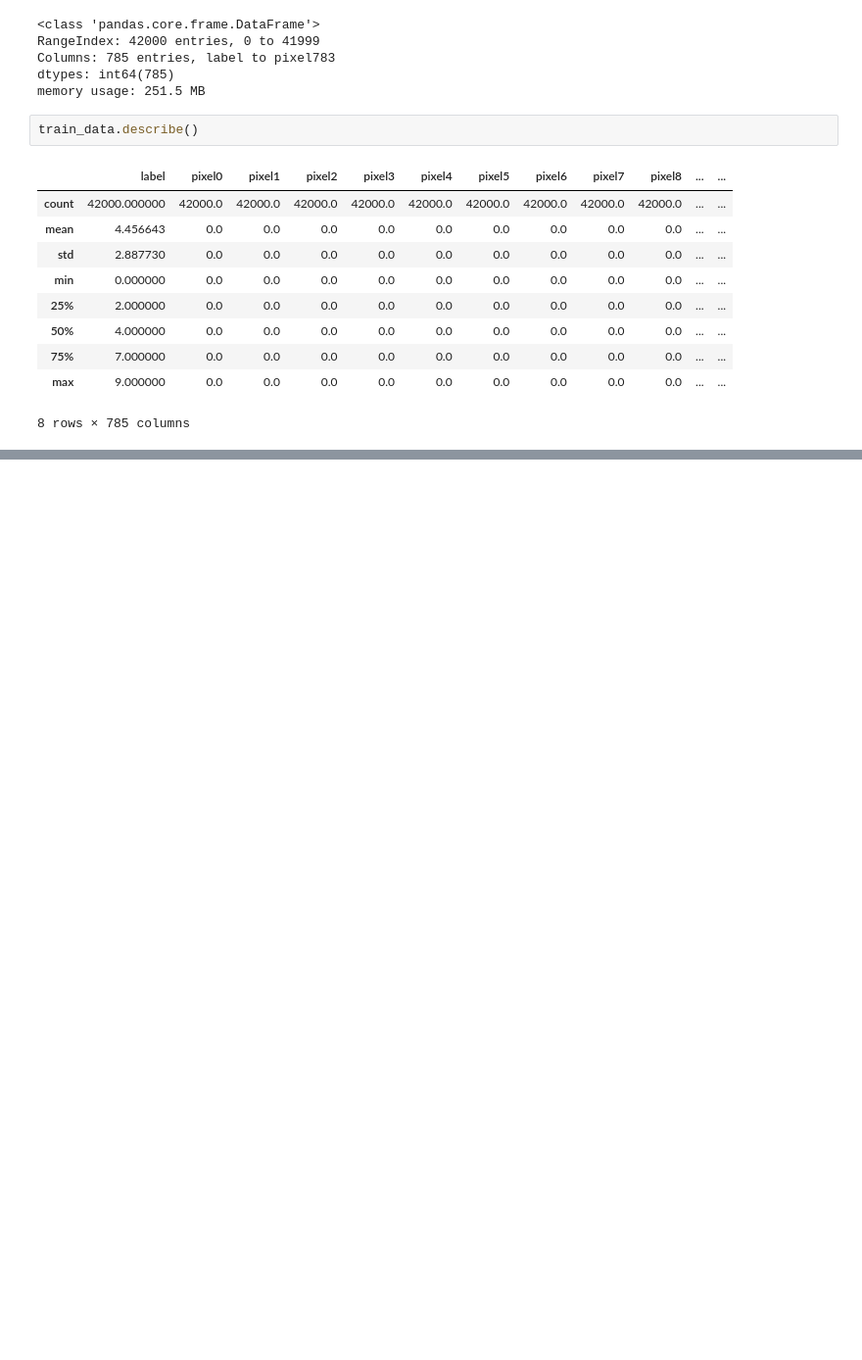
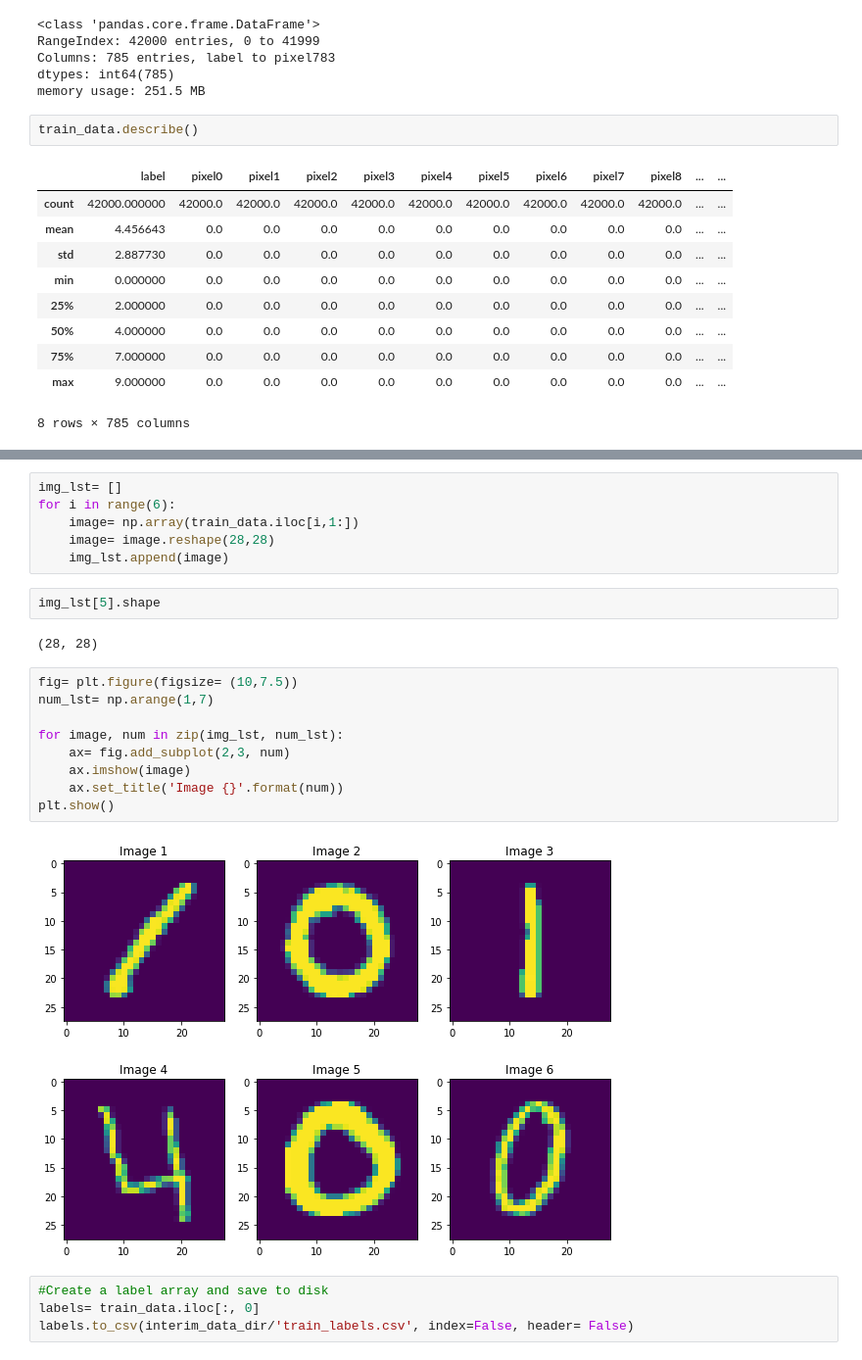
Before and after one commit to djwight/MNIST_digit, a Jupyter notebook: notebooks/MNIST_digits_dataprep.ipynb, the cells around one changed output, grey strips where cells are left out. Shown at 98% size. Cells and saved outputs as stored; diff of their text form; blank space fills up the shorter version.

```diff
--- a/notebooks/MNIST_digits_dataprep.ipynb
+++ b/notebooks/MNIST_digits_dataprep.ipynb
@@ -74,0 +68,25 @@ AttributeError: 'Series' object has no attribute 'reshape'
+# %%
+img_lst= []
+for i in range(6):
+    image= np.array(train_data.iloc[i,1:])
+    image= image.reshape(28,28)
+    img_lst.append(image)
+# %%
+img_lst[5].shape
+# %% [output]
+(28, 28)
+# %%
+fig= plt.figure(figsize= (10,7.5))
+num_lst= np.arange(1,7)
+
+for image, num in zip(img_lst, num_lst):
+    ax= fig.add_subplot(2,3, num)
+    ax.imshow(image)
+    ax.set_title('Image {}'.format(num))
+plt.show()
+# %% [output]
+[figure, added]
+# %%
+#Create a label array and save to disk
+labels= train_data.iloc[:, 0]
+labels.to_csv(interim_data_dir/'train_labels.csv', index=False, header= False)
```
Also changed, not shown: parts of 6 cells of this notebook.
